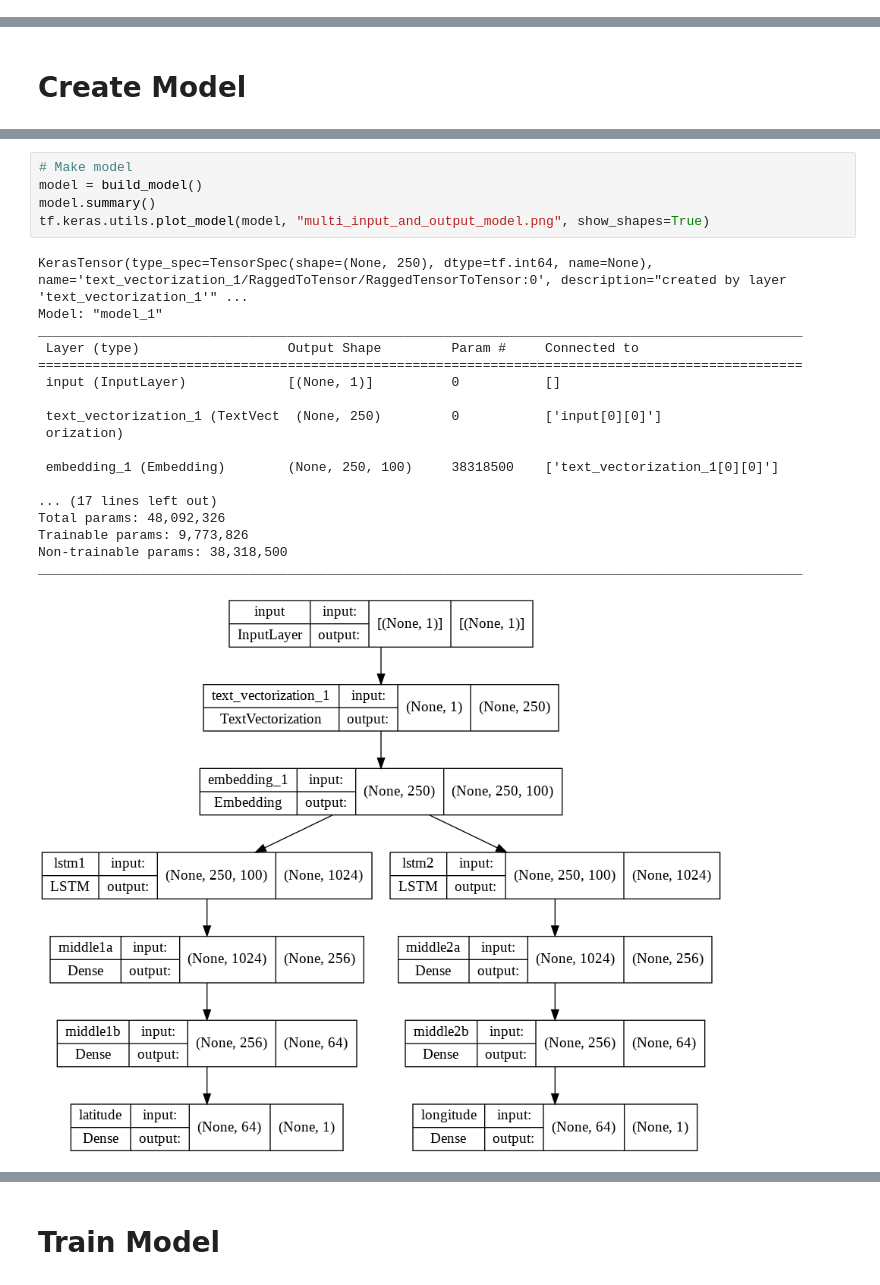
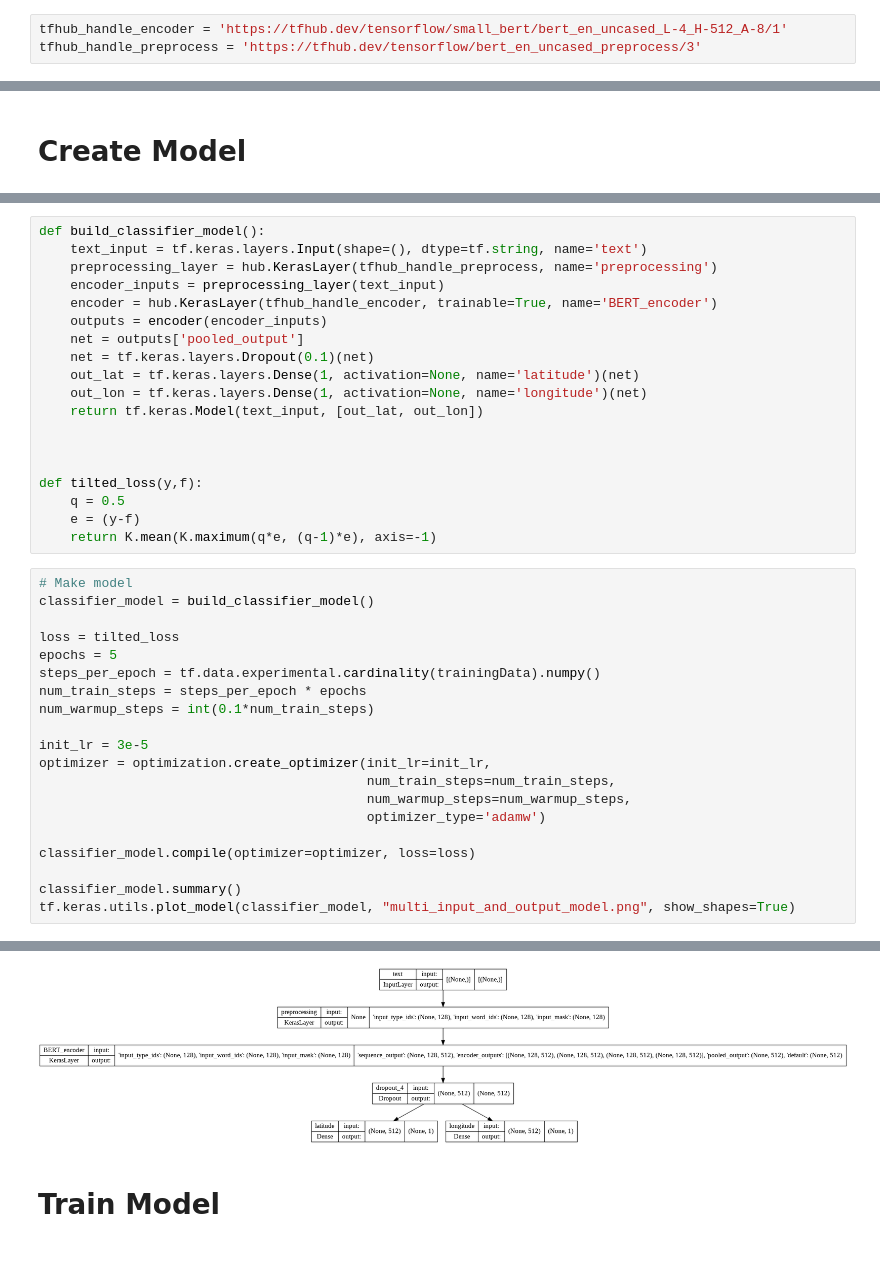
Before and after one commit to EkuDS1/twitter-user-locator, a Jupyter notebook: FYP.ipynb, the cells around one changed output, grey strips where cells are left out. Cells and saved outputs as stored; diff of their text form; blank space fills up the shorter version.

```diff
--- a/FYP.ipynb
+++ b/FYP.ipynb
@@ -168,0 +99,3 @@ embedding_matrix = np.load(output_path / 'embedding_matrix.npy')
+# %%
+tfhub_handle_encoder = 'https://tfhub.dev/tensorflow/small_bert/bert_en_uncased_L-4_H-512_A-8/1'
+tfhub_handle_preprocess = 'https://tfhub.dev/tensorflow/bert_en_uncased_preprocess/3'
@@ -214,24 +106,40 @@ def build_model():
-# %%
-# Make model
-model = build_model()
-model.summary()
-tf.keras.utils.plot_model(model, "multi_input_and_output_model.png", show_shapes=True)
-# %% [output]
-KerasTensor(type_spec=TensorSpec(shape=(None, 250), dtype=tf.int64, name=None), name='text_vectorization_1/RaggedToTensor/RaggedTensorToTensor:0', description="created by layer 'text_vectorization_1'" ...
-Model: "model_1"
-__________________________________________________________________________________________________
- Layer (type)                   Output Shape         Param #     Connected to
-==================================================================================================
- input (InputLayer)             [(None, 1)]          0           []
-
- text_vectorization_1 (TextVect  (None, 250)         0           ['input[0][0]']
- orization)
-
- embedding_1 (Embedding)        (None, 250, 100)     38318500    ['text_vectorization_1[0][0]']
-
-... (17 lines left out)
-Total params: 48,092,326
-Trainable params: 9,773,826
-Non-trainable params: 38,318,500
-__________________________________________________________________________________________________
-[figure, removed]
+# %%
+def build_classifier_model():
+    text_input = tf.keras.layers.Input(shape=(), dtype=tf.string, name='text')
+    preprocessing_layer = hub.KerasLayer(tfhub_handle_preprocess, name='preprocessing')
+    encoder_inputs = preprocessing_layer(text_input)
+    encoder = hub.KerasLayer(tfhub_handle_encoder, trainable=True, name='BERT_encoder')
+    outputs = encoder(encoder_inputs)
+    net = outputs['pooled_output']
+    net = tf.keras.layers.Dropout(0.1)(net)
+    out_lat = tf.keras.layers.Dense(1, activation=None, name='latitude')(net)
+    out_lon = tf.keras.layers.Dense(1, activation=None, name='longitude')(net)
+    return tf.keras.Model(text_input, [out_lat, out_lon])
+
+
+
+def tilted_loss(y,f):
+    q = 0.5
+    e = (y-f)
+    return K.mean(K.maximum(q*e, (q-1)*e), axis=-1)
+# %%
+# Make model
+classifier_model = build_classifier_model()
+
+loss = tilted_loss
+epochs = 5
+steps_per_epoch = tf.data.experimental.cardinality(trainingData).numpy()
+num_train_steps = steps_per_epoch * epochs
+num_warmup_steps = int(0.1*num_train_steps)
+
+init_lr = 3e-5
+optimizer = optimization.create_optimizer(init_lr=init_lr,
+                                          num_train_steps=num_train_steps,
+                                          num_warmup_steps=num_warmup_steps,
+                                          optimizer_type='adamw')
+
+classifier_model.compile(optimizer=optimizer, loss=loss)
+
+classifier_model.summary()
+tf.keras.utils.plot_model(classifier_model, "multi_input_and_output_model.png", show_shapes=True)
+# %% [output]
@@ -238,2 +163,3 @@ ________________________________________________________________________________
+[figure, added]
 # %% [markdown]
 # Train Model
```
Also changed, not shown: parts of 18 cells of this notebook.
